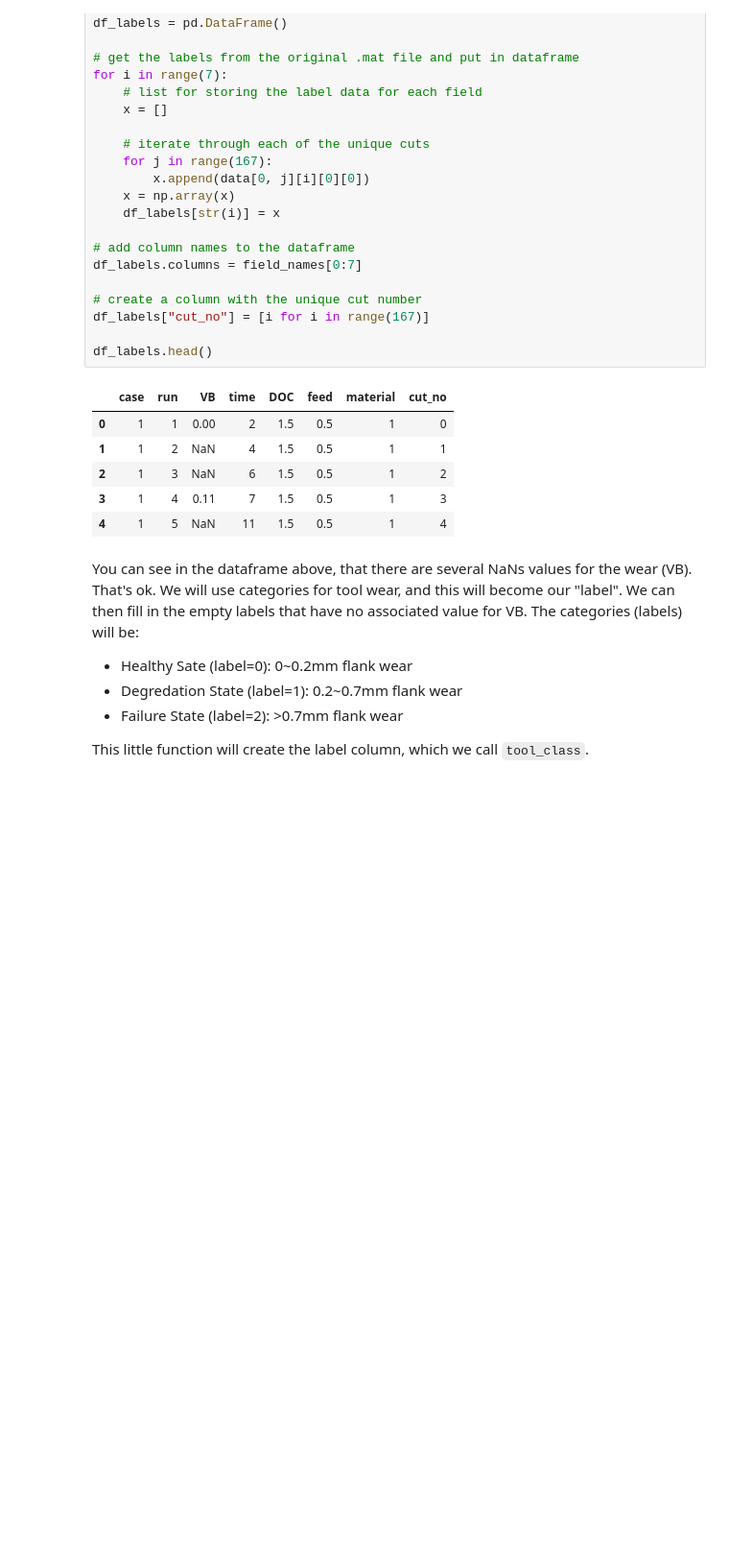
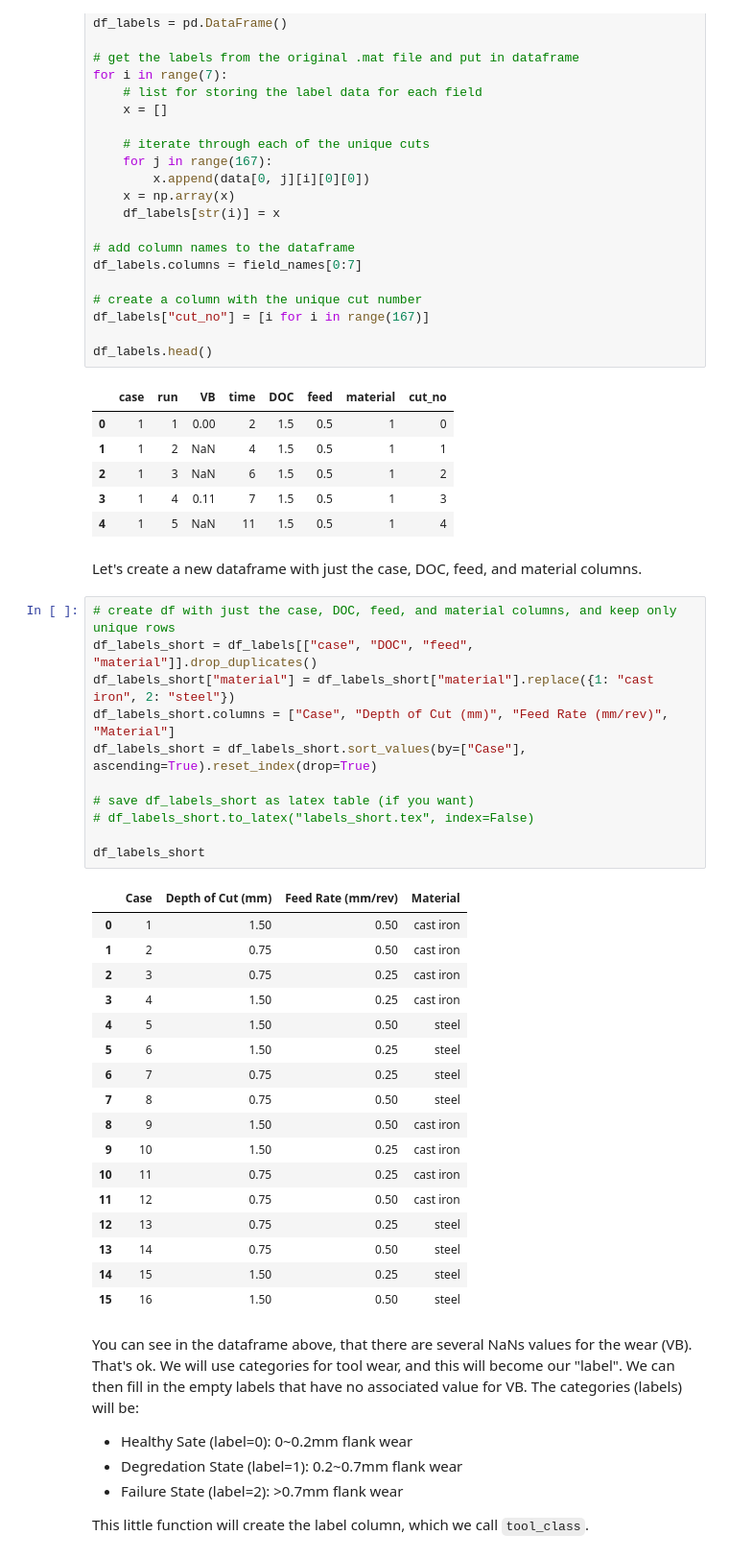
Before and after one commit to tvhahn/PyPHM, a Jupyter notebook: notebooks/milling_example.ipynb, the cells around one changed output. Shown at 96% size. Drawn from its saved outputs; the diff is of its cells as text; blank space fills up the shorter version.

Commit message:
Update notebook with latex saving of cutting params

```diff
--- a/notebooks/milling_example.ipynb
+++ b/notebooks/milling_example.ipynb
@@ -410,6 +408,37 @@ df_labels.head()
 | 2 | 1 | 3 | NaN | 6 | 1.5 | 0.5 | 1 | 2 |
 | 3 | 1 | 4 | 0.11 | 7 | 1.5 | 0.5 | 1 | 3 |
 | 4 | 1 | 5 | NaN | 11 | 1.5 | 0.5 | 1 | 4 |
+# %% [markdown]
+Let's create a new dataframe with just the case, DOC, feed, and material columns.
+# %%
+# create df with just the case, DOC, feed, and material columns, and keep only unique rows
+df_labels_short = df_labels[["case", "DOC", "feed", "material"]].drop_duplicates()
+df_labels_short["material"] = df_labels_short["material"].replace({1: "cast iron", 2: "steel"})
+df_labels_short.columns = ["Case", "Depth of Cut (mm)", "Feed Rate (mm/rev)", "Material"]
+df_labels_short = df_labels_short.sort_values(by=["Case"], ascending=True).reset_index(drop=True)
+
+# save df_labels_short as latex table (if you want)
+# df_labels_short.to_latex("labels_short.tex", index=False)
+
+df_labels_short
+# %% [output]
+|  | Case | Depth of Cut (mm) | Feed Rate (mm/rev) | Material |
+| 0 | 1 | 1.50 | 0.50 | cast iron |
+| 1 | 2 | 0.75 | 0.50 | cast iron |
+| 2 | 3 | 0.75 | 0.25 | cast iron |
+| 3 | 4 | 1.50 | 0.25 | cast iron |
+| 4 | 5 | 1.50 | 0.50 | steel |
+| 5 | 6 | 1.50 | 0.25 | steel |
+| 6 | 7 | 0.75 | 0.25 | steel |
+| 7 | 8 | 0.75 | 0.50 | steel |
+| 8 | 9 | 1.50 | 0.50 | cast iron |
+| 9 | 10 | 1.50 | 0.25 | cast iron |
+| 10 | 11 | 0.75 | 0.25 | cast iron |
+| 11 | 12 | 0.75 | 0.50 | cast iron |
+| 12 | 13 | 0.75 | 0.25 | steel |
+| 13 | 14 | 0.75 | 0.50 | steel |
+| 14 | 15 | 1.50 | 0.25 | steel |
+| 15 | 16 | 1.50 | 0.50 | steel |
 # %% [markdown]
 You can see in the dataframe above, that there are several NaNs values for the wear (VB). That's ok. We will use categories for tool wear, and this will become our "label". We can then fill in the empty labels that have no associated value for VB. The categories (labels) will be:
 
```
Also changed, not shown: parts of 6 cells of this notebook.
